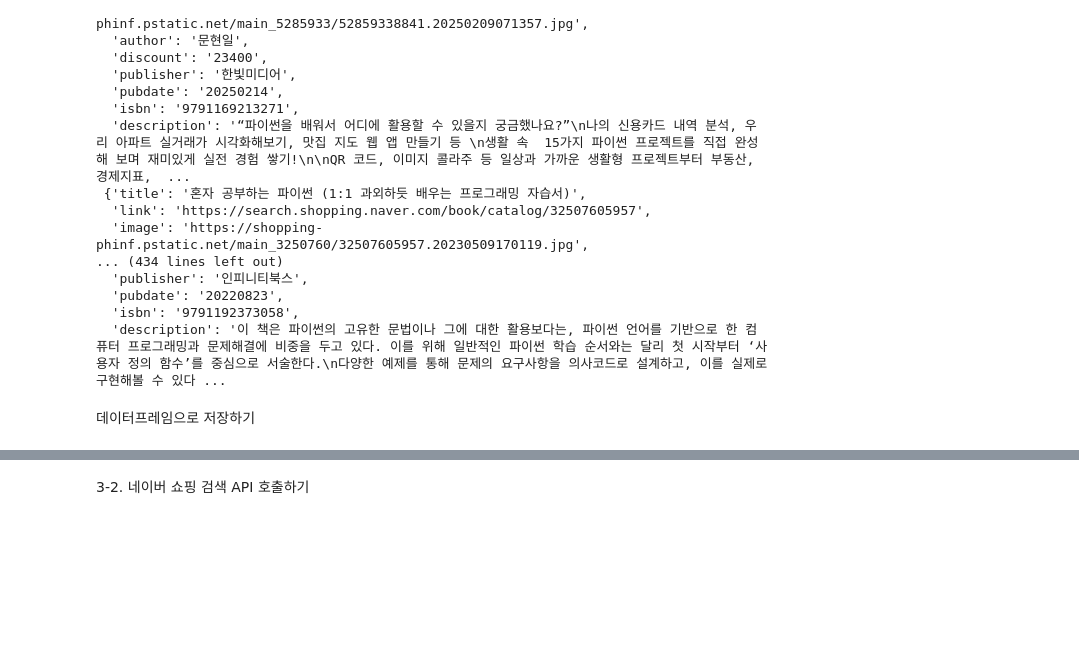
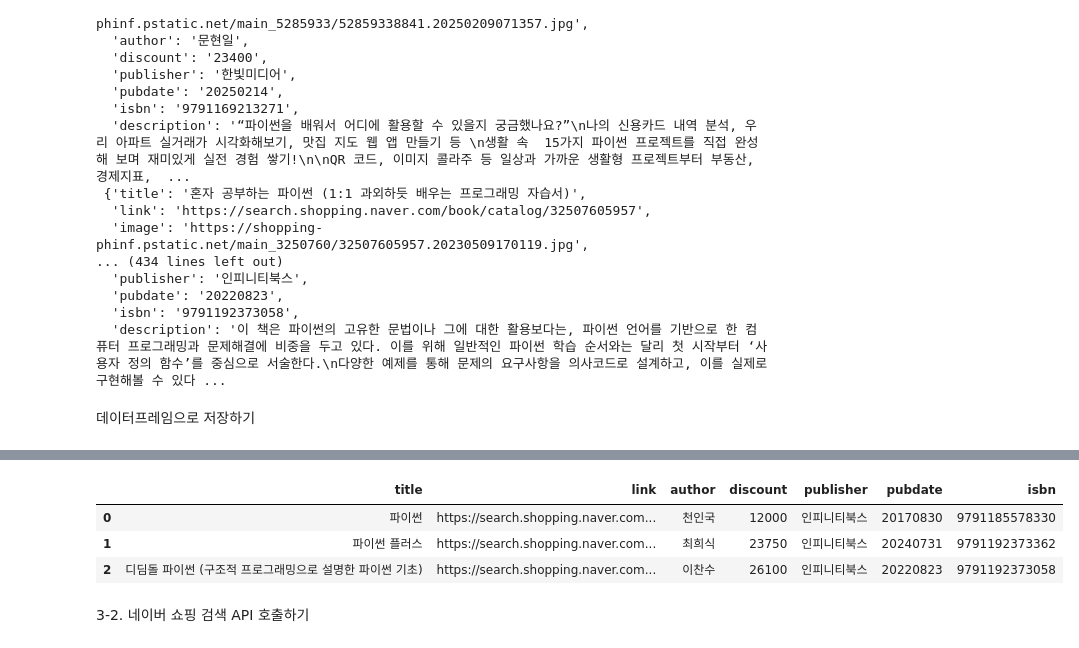
Before and after one commit to Echae0/python_practice, a Jupyter notebook: 03_search.ipynb, the cells around one changed output, grey strips where cells are left out. Cells and saved outputs as stored; diff of their text form; code cells hidden in the pictures; blank space fills up the shorter version.

```diff
--- a/03_search.ipynb
+++ b/03_search.ipynb
@@ -172,2 +133,9 @@ with open('nhnblog.txt','w',encoding="utf-8")as file:
+# %%
+book_df.loc[book_df['publisher'] == '인피니티북스', book_df.columns.drop(['image', 'description'])].reset_index(drop=True)
+# %% [output]
+|  | title | link | author | discount | publisher | pubdate | isbn |
+| 0 | 파이썬 | https://search.shopping.naver.com... | 천인국 | 12000 | 인피니티북스 | 20170830 | 9791185578330 |
+| 1 | 파이썬 플러스 | https://search.shopping.naver.com... | 최희식 | 23750 | 인피니티북스 | 20240731 | 9791192373362 |
+| 2 | 디딤돌 파이썬 (구조적 프로그래밍으로 설명한 파이썬 기초) | https://search.shopping.naver.com... | 이찬수 | 26100 | 인피니티북스 | 20220823 | 9791192373058 |
 # %% [markdown]
 3-2. 네이버 쇼핑 검색 API 호출하기
```
Also changed, not shown: parts of 2 cells of this notebook.
